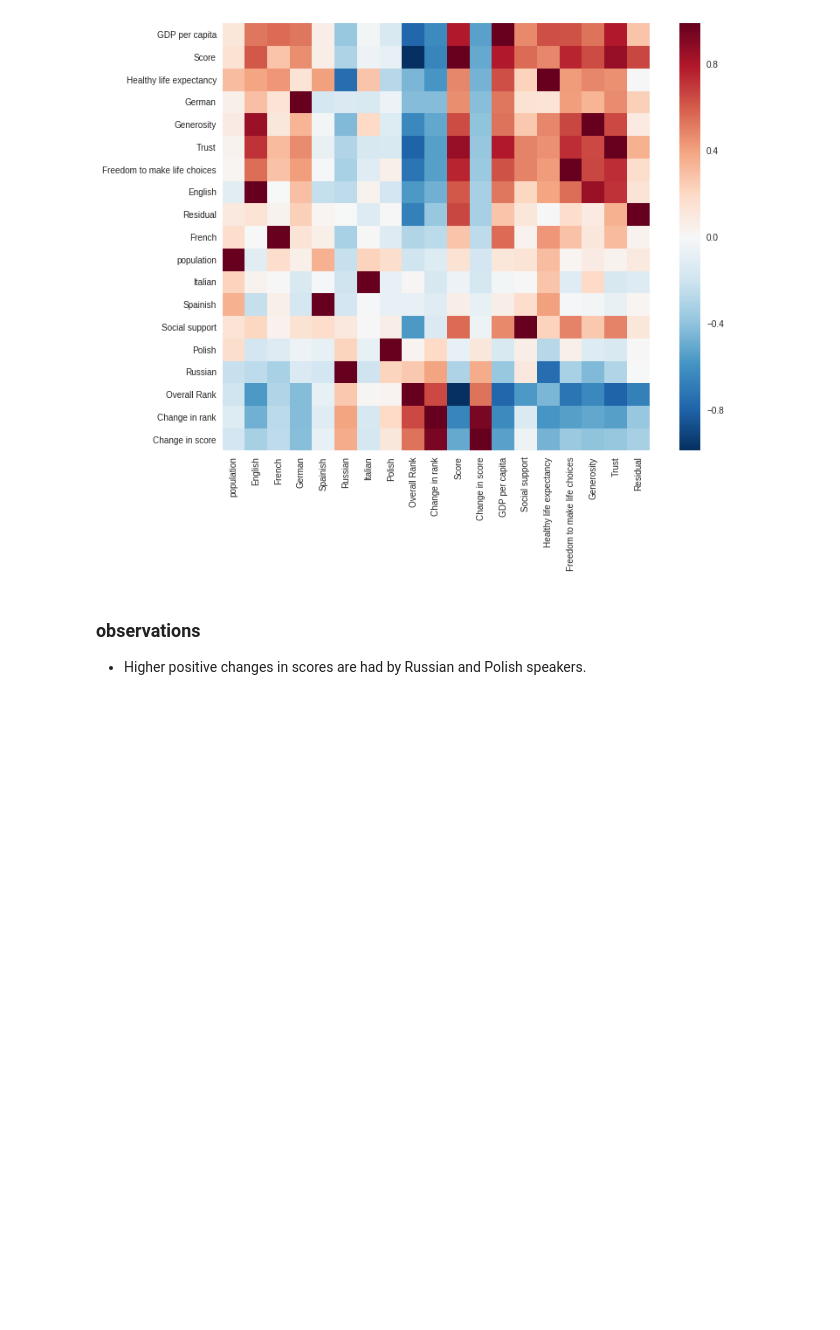
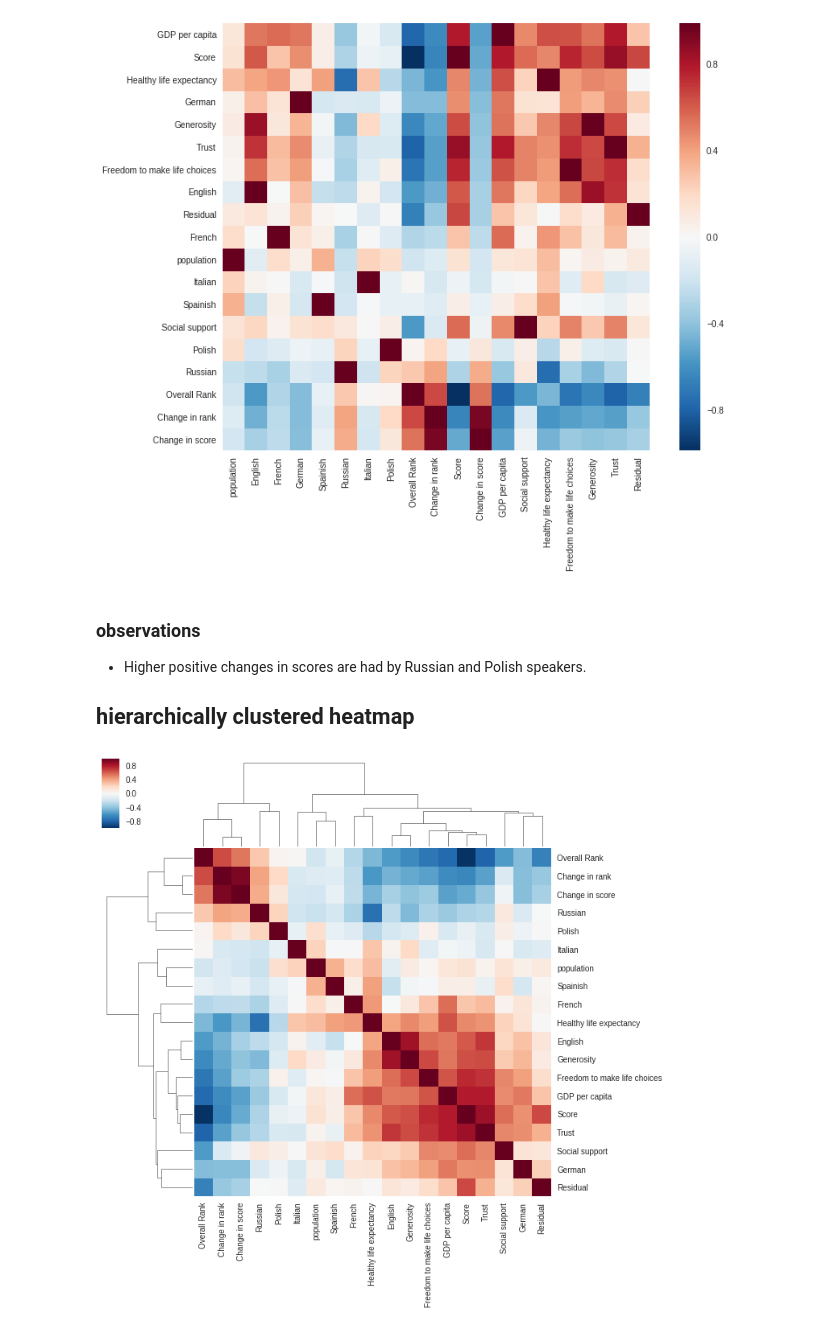
Before and after one commit to wdbm/languages, a Jupyter notebook: data.ipynb, the cells around one changed output. Saved outputs shown, nothing was run; the diff lists cells and outputs as text; code cells hidden in the pictures; blank space fills up the shorter version.

Commit message:
add hierarchically clustered heatmap

```diff
--- a/data.ipynb
+++ b/data.ipynb
@@ -224,3 +224,10 @@ sns.heatmap(languages_WHR2017_Europe.corr().sort_values("Change in score"), vmax
 ### observations
 
 - Higher positive changes in scores are had by Russian and Polish speakers.
+
+## hierarchically clustered heatmap
+# %%
+plot = sns.clustermap(languages_WHR2017_Europe.drop("Country", axis = 1).corr())
+_ = plt.setp(plot.ax_heatmap.get_yticklabels(), rotation = 0)
+# %% [output]
+[figure, added]
```
